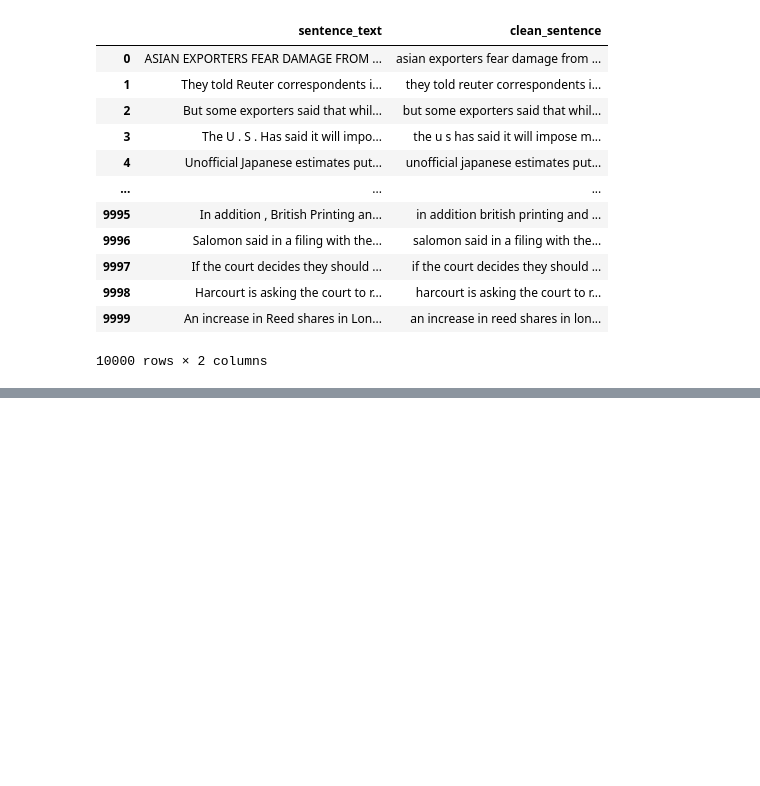
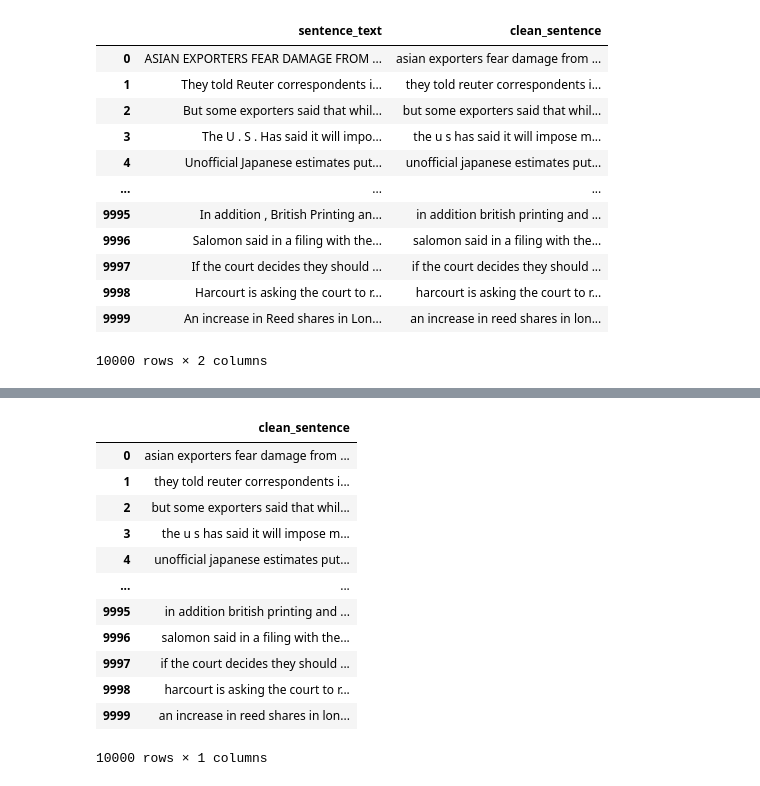
Before and after one commit to Toja007/Next-Word-Recommender-using-N-grams, a Jupyter notebook: ngram_nextword.ipynb, the cells around one changed output, grey strips where cells are left out. Saved outputs shown, nothing was run; the diff lists cells and outputs as text; code cells hidden in the pictures; blank space fills up the shorter version.

```diff
--- a/ngram_nextword.ipynb
+++ b/ngram_nextword.ipynb
@@ -62,0 +119,18 @@ dataset
+# %%
+dataset.drop('sentence_text', axis=1, inplace=True)
+# %%
+dataset
+# %% [output]
+|  | clean_sentence |
+| 0 | asian exporters fear damage from ... |
+| 1 | they told reuter correspondents i... |
+| 2 | but some exporters said that whil... |
+| 3 | the u s has said it will impose m... |
+| 4 | unofficial japanese estimates put... |
+| ... | ... |
+| 9995 | in addition british printing and ... |
+| 9996 | salomon said in a filing with the... |
+| 9997 | if the court decides they should ... |
+| 9998 | harcourt is asking the court to r... |
+| 9999 | an increase in reed shares in lon... |
+10000 rows × 1 columns
```
Also changed, not shown: parts of 28 cells of this notebook.
